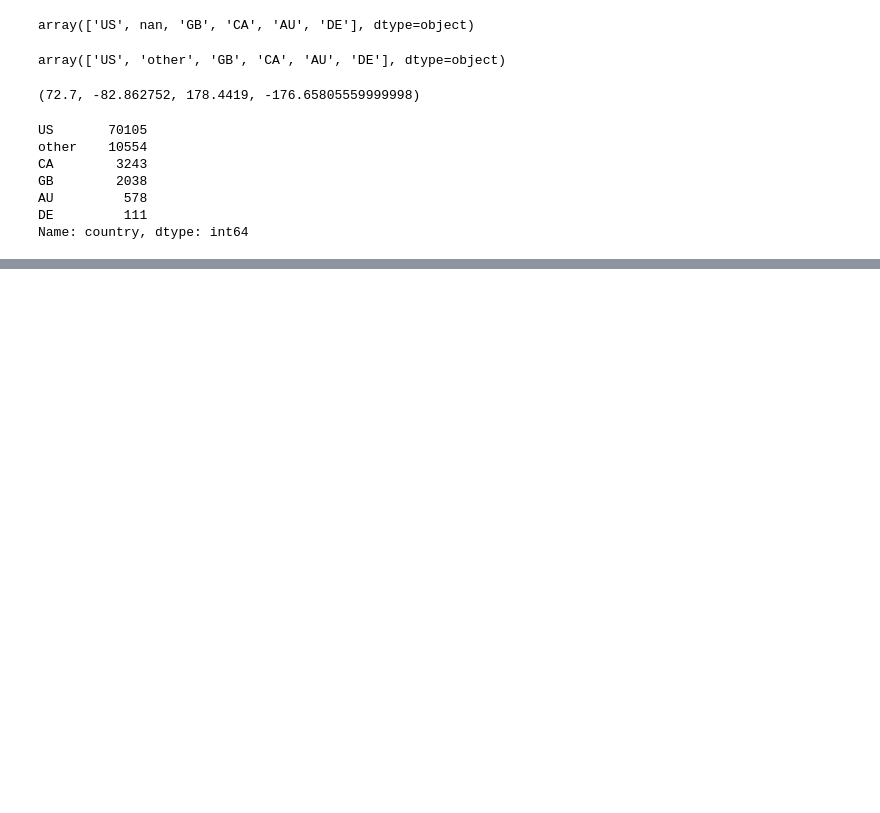
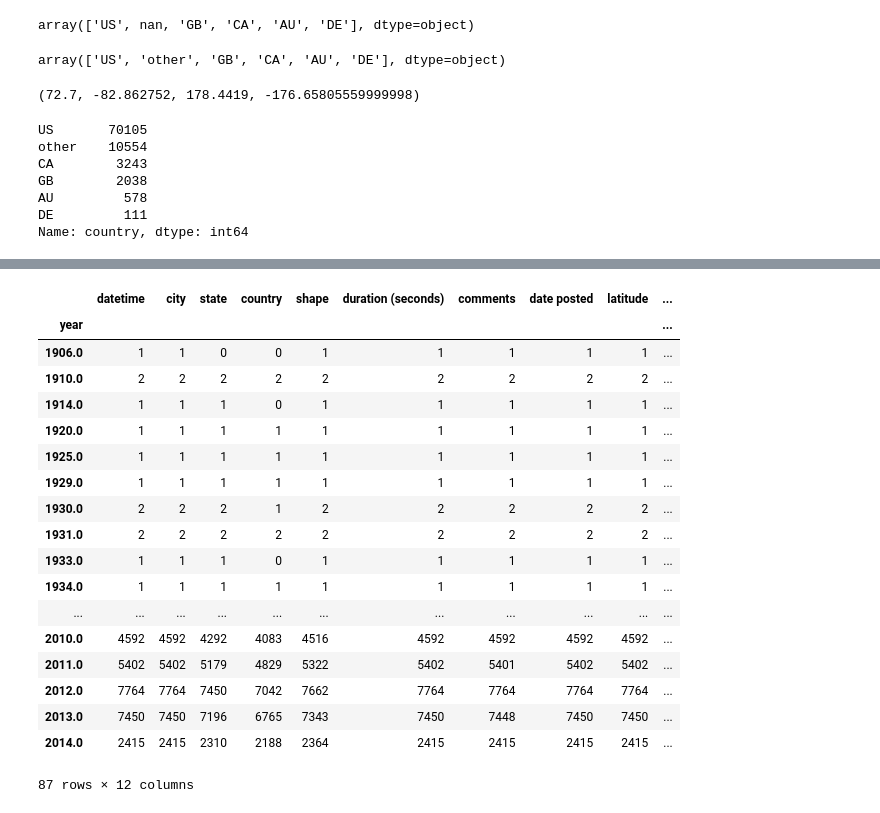
Before and after one commit to LauraRepullo/datamad0119, a Jupyter notebook: final-project/UFO project.ipynb, the cells around one changed output, grey strips where cells are left out. Cells and saved outputs as stored; diff of their text form; code cells hidden in the pictures; blank space fills up the shorter version.

```diff
--- a/final-project/UFO project.ipynb
+++ b/final-project/UFO project.ipynb
@@ -219,12 +224,11 @@ def adress_country(lat, lon, country):
         except:
             return 'timeout'
 
-#print(adress_country(29.883056, -97.941111, 'other'))
+#PARA PROBAR LA FUNCION:
+print(adress_country(29.883056, -97.941111, 'other'))
 
-# adress_country(0)
-# print(coord)
 
-data1['country'] = data1.apply(lambda x: adress_country(x['latitude'], x['longitude'], x['country']), axis = 1)
+#DESBLOQUEAR AL FINAL!!!data1['country'] = data1.apply(lambda x: adress_country(x['latitude'], x['longitude'], x['country']), axis = 1)
    # else:
         #i
 
@@ -334,3 +439,23 @@ data1.year.hist(histtype= 'stepfilled', color = "yellow")
 # %%
-data_year = pd.DataFrame(data1.groupby('year').count())
+data_year = data1.groupby('year').count()
 data_year
+# %% [output]
+|  | datetime | city | state | country | shape | duration (seconds) | comments | date posted | latitude | ... |
+| year |  |  |  |  |  |  |  |  |  | ... |
+| 1906.0 | 1 | 1 | 0 | 0 | 1 | 1 | 1 | 1 | 1 | ... |
+| 1910.0 | 2 | 2 | 2 | 2 | 2 | 2 | 2 | 2 | 2 | ... |
+| 1914.0 | 1 | 1 | 1 | 0 | 1 | 1 | 1 | 1 | 1 | ... |
+| 1920.0 | 1 | 1 | 1 | 1 | 1 | 1 | 1 | 1 | 1 | ... |
+| 1925.0 | 1 | 1 | 1 | 1 | 1 | 1 | 1 | 1 | 1 | ... |
+| 1929.0 | 1 | 1 | 1 | 1 | 1 | 1 | 1 | 1 | 1 | ... |
+| 1930.0 | 2 | 2 | 2 | 1 | 2 | 2 | 2 | 2 | 2 | ... |
+| 1931.0 | 2 | 2 | 2 | 2 | 2 | 2 | 2 | 2 | 2 | ... |
+| 1933.0 | 1 | 1 | 1 | 0 | 1 | 1 | 1 | 1 | 1 | ... |
+| 1934.0 | 1 | 1 | 1 | 1 | 1 | 1 | 1 | 1 | 1 | ... |
+| ... | ... | ... | ... | ... | ... | ... | ... | ... | ... | ... |
+| 2010.0 | 4592 | 4592 | 4292 | 4083 | 4516 | 4592 | 4592 | 4592 | 4592 | ... |
+| 2011.0 | 5402 | 5402 | 5179 | 4829 | 5322 | 5402 | 5401 | 5402 | 5402 | ... |
+| 2012.0 | 7764 | 7764 | 7450 | 7042 | 7662 | 7764 | 7764 | 7764 | 7764 | ... |
+| 2013.0 | 7450 | 7450 | 7196 | 6765 | 7343 | 7450 | 7448 | 7450 | 7450 | ... |
+| 2014.0 | 2415 | 2415 | 2310 | 2188 | 2364 | 2415 | 2415 | 2415 | 2415 | ... |
+87 rows × 12 columns
```
Also changed, not shown: parts of 16 cells of this notebook, 6 other files.
